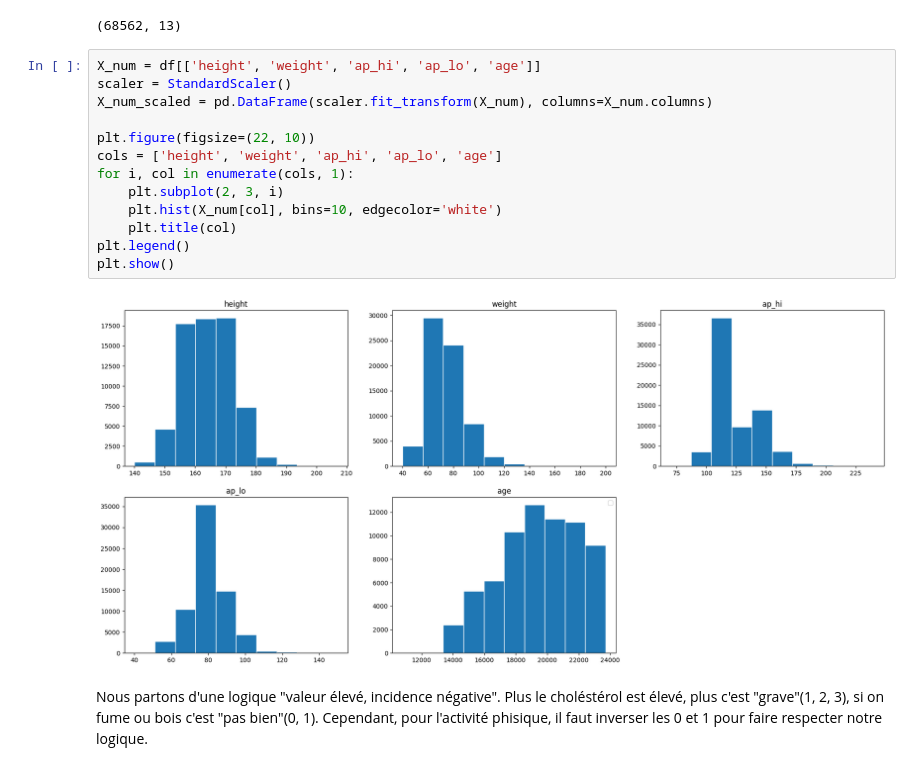
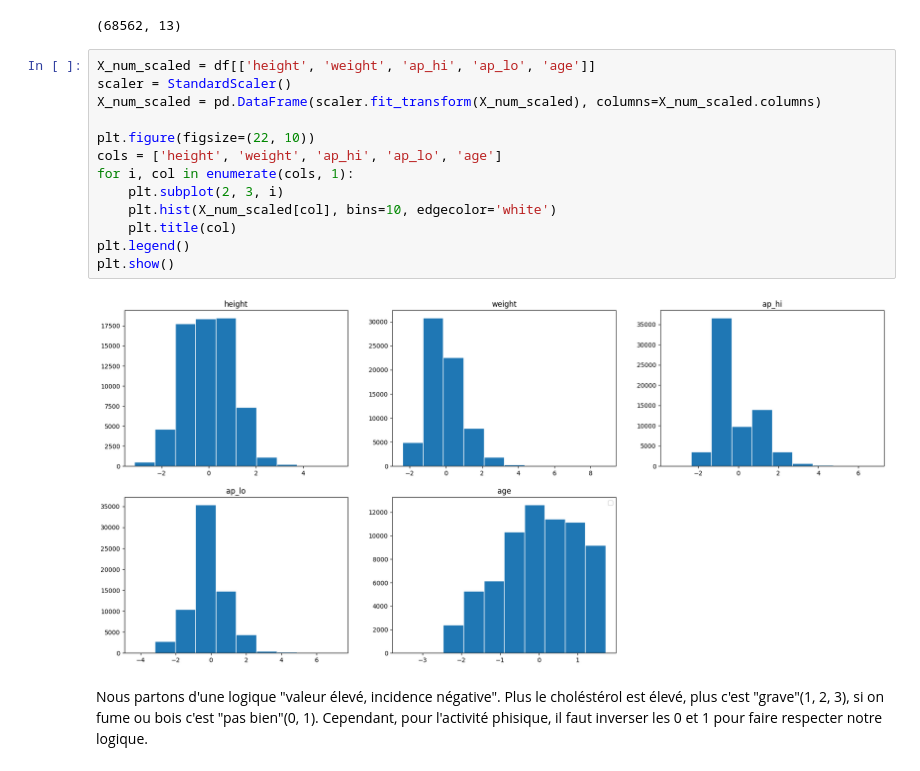
Before and after one commit to sulivan-moreau/cardio-vasc-risks, a Jupyter notebook: preprocessing.ipynb, the cells around one changed output. Cells and saved outputs as stored; diff of their text form.

```diff
--- a/preprocessing.ipynb
+++ b/preprocessing.ipynb
@@ -31,20 +31,20 @@ dtypes: float64(1), int64(12)
 memory usage: 6.8 MB
 (68562, 13)
 # %%
-X_num = df[['height', 'weight', 'ap_hi', 'ap_lo', 'age']]
+X_num_scaled = df[['height', 'weight', 'ap_hi', 'ap_lo', 'age']]
 scaler = StandardScaler()
-X_num_scaled = pd.DataFrame(scaler.fit_transform(X_num), columns=X_num.columns)
+X_num_scaled = pd.DataFrame(scaler.fit_transform(X_num_scaled), columns=X_num_scaled.columns)
 
 plt.figure(figsize=(22, 10))
 cols = ['height', 'weight', 'ap_hi', 'ap_lo', 'age']
 for i, col in enumerate(cols, 1):
     plt.subplot(2, 3, i)
-    plt.hist(X_num[col], bins=10, edgecolor='white')
+    plt.hist(X_num_scaled[col], bins=10, edgecolor='white')
     plt.title(col)
 plt.legend()
 plt.show()
 # %% [output]
-[figure, old version]
+[figure, new version]
 # %% [markdown]
 Nous partons d'une logique "valeur élevé, incidence négative". Plus le choléstérol est élevé, plus c'est "grave"(1, 2, 3), si on fume ou bois c'est "pas bien"(0, 1). Cependant, pour l'activité phisique, il faut inverser les 0 et 1 pour faire respecter notre logique.
 # %%
```
Also changed, not shown: parts of 9 cells of this notebook, 6 other files.
